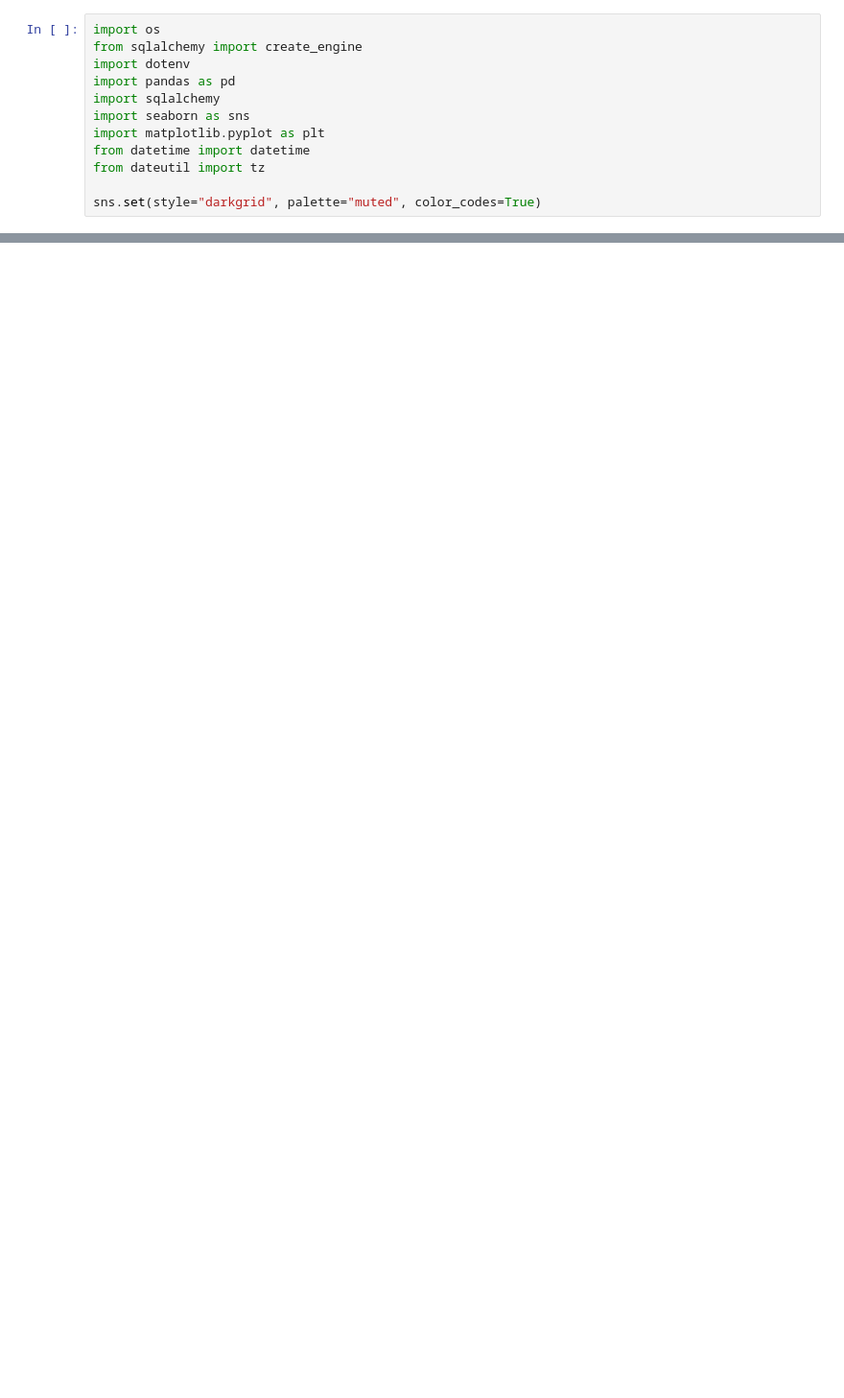
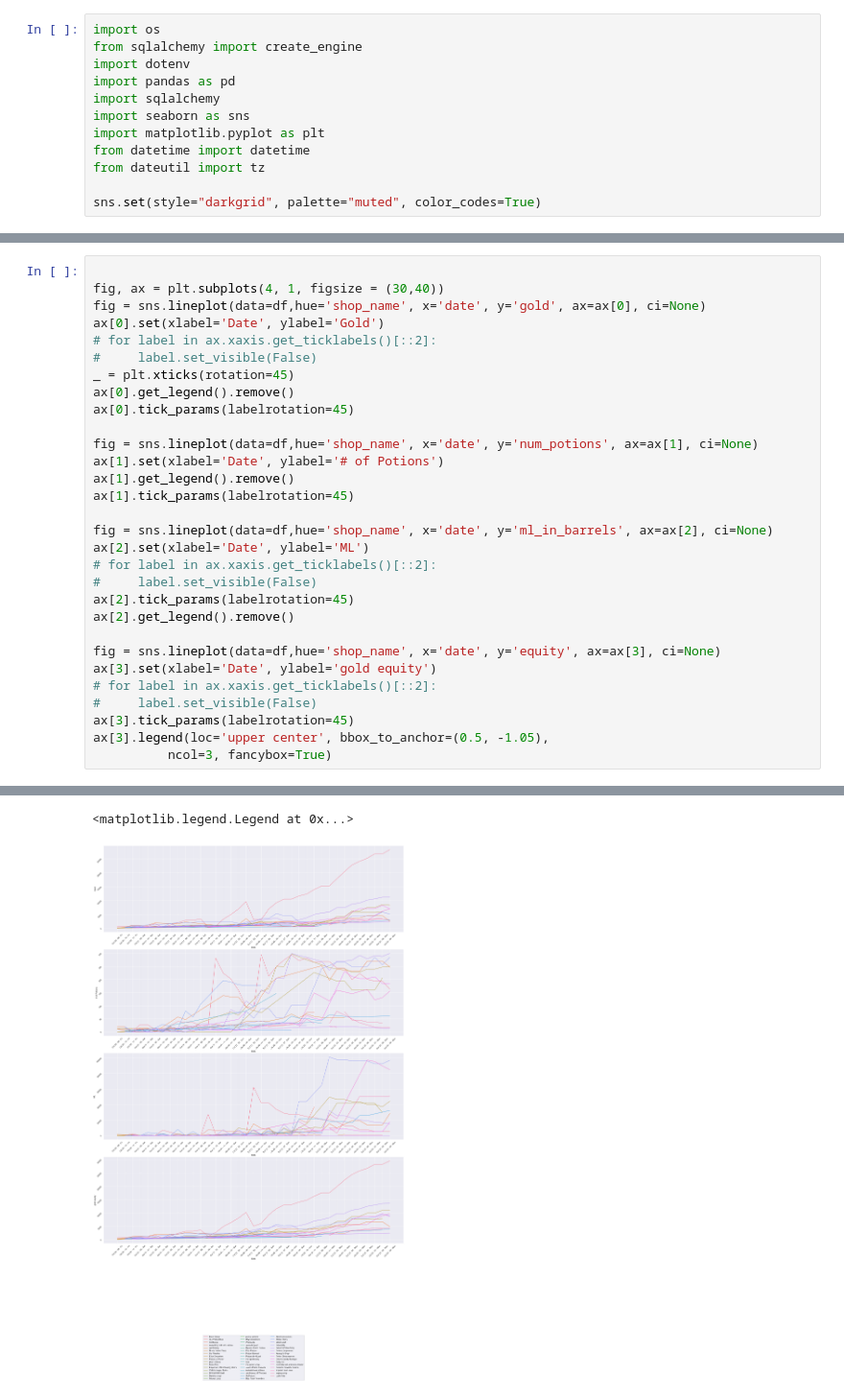
Before and after one commit to StarDylan/StellarElixirs, a Jupyter notebook: theory/other_shops.ipynb, the cells around one changed output, grey strips where cells are left out. Shown at 96% size. Drawn from its saved outputs; the diff is of its cells as text; blank space fills up the shorter version.

```diff
--- a/theory/other_shops.ipynb
+++ b/theory/other_shops.ipynb
@@ -44,0 +52,31 @@ df.head()
+# %%
+
+fig, ax = plt.subplots(4, 1, figsize = (30,40))
+fig = sns.lineplot(data=df,hue='shop_name', x='date', y='gold', ax=ax[0], ci=None)
+ax[0].set(xlabel='Date', ylabel='Gold')
+# for label in ax.xaxis.get_ticklabels()[::2]:
+#     label.set_visible(False)
+_ = plt.xticks(rotation=45)
+ax[0].get_legend().remove()
+ax[0].tick_params(labelrotation=45)
+
+fig = sns.lineplot(data=df,hue='shop_name', x='date', y='num_potions', ax=ax[1], ci=None)
+ax[1].set(xlabel='Date', ylabel='# of Potions')
+ax[1].get_legend().remove()
+ax[1].tick_params(labelrotation=45)
+
+fig = sns.lineplot(data=df,hue='shop_name', x='date', y='ml_in_barrels', ax=ax[2], ci=None)
+ax[2].set(xlabel='Date', ylabel='ML')
+# for label in ax.xaxis.get_ticklabels()[::2]:
+#     label.set_visible(False)
+ax[2].tick_params(labelrotation=45)
+ax[2].get_legend().remove()
+
+fig = sns.lineplot(data=df,hue='shop_name', x='date', y='equity', ax=ax[3], ci=None)
+ax[3].set(xlabel='Date', ylabel='gold equity')
+# for label in ax.xaxis.get_ticklabels()[::2]:
+#     label.set_visible(False)
+ax[3].tick_params(labelrotation=45)
+ax[3].legend(loc='upper center', bbox_to_anchor=(0.5, -1.05),
+          ncol=3, fancybox=True)
+# %% [output]
@@ -45,2 +98,4 @@ df.head()
+<matplotlib.legend.Legend at 0x...>
+[figure, added]
 # %%
 fig, ax = plt.subplots(figsize = (30,6))
```
Also changed, not shown: parts of 5 cells of this notebook, 3 other files.
